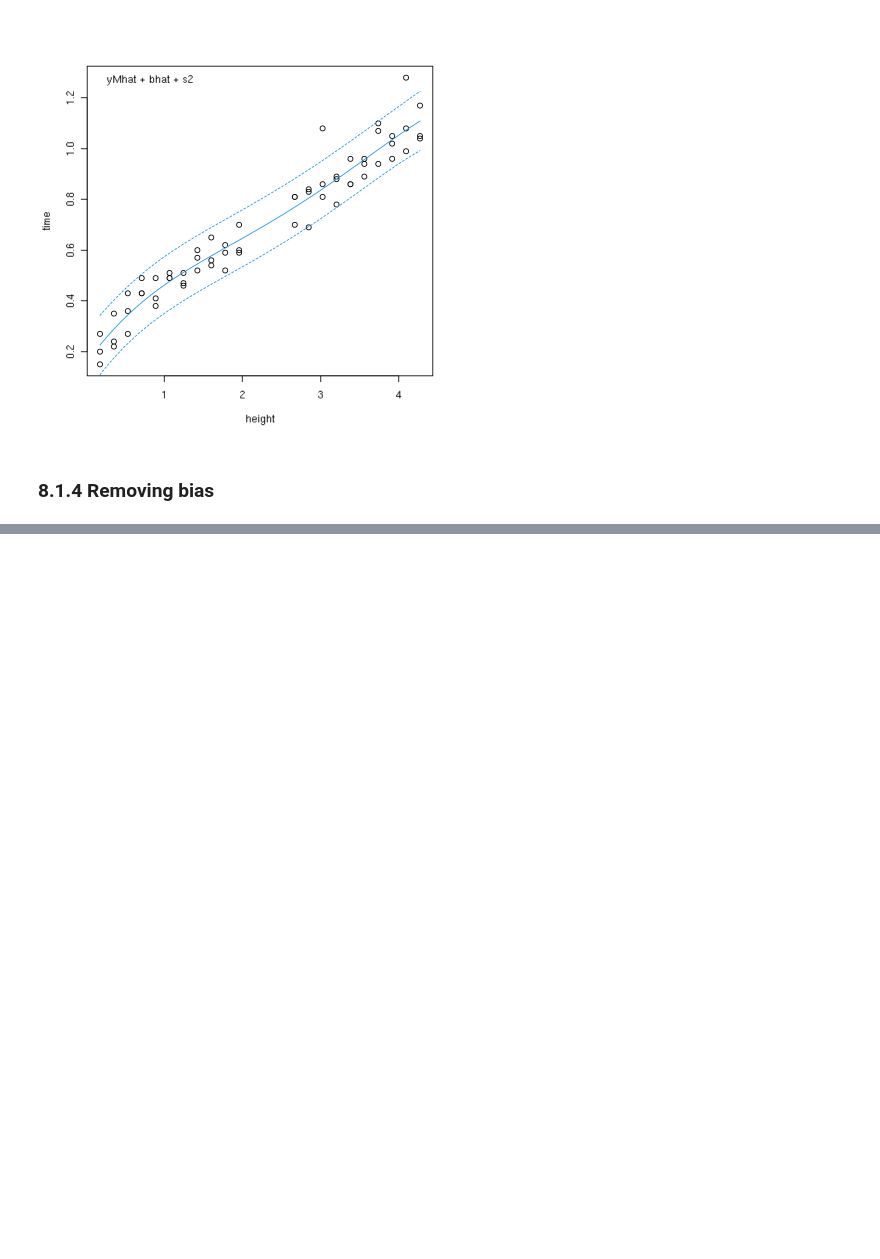
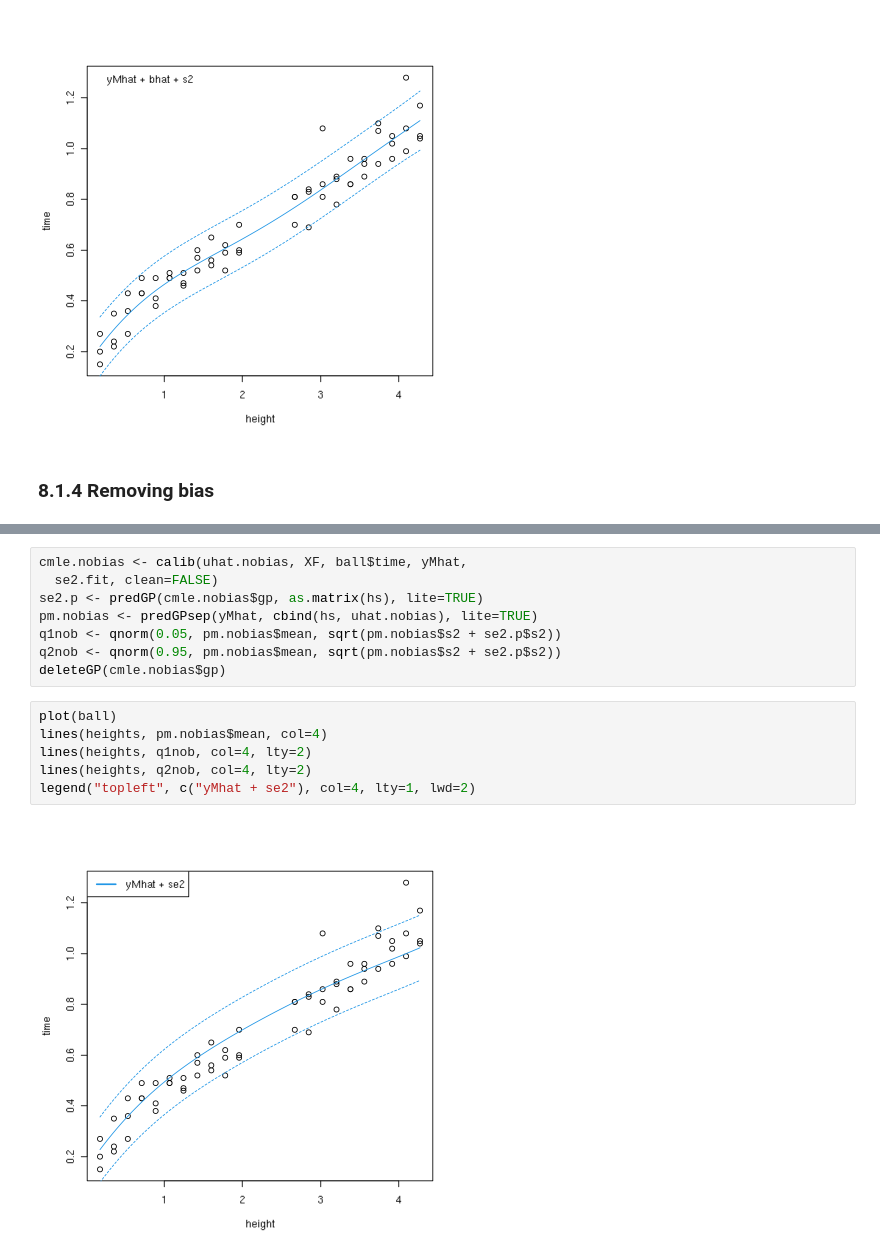
Before and after one commit to gglee4ai/study-surrogates-2020, a Jupyter notebook: ch08.ipynb, the cells around one changed output, grey strips where cells are left out. Cells and saved outputs as stored; diff of their text form; blank space fills up the shorter version.

```diff
--- a/ch08.ipynb
+++ b/ch08.ipynb
@@ -303,0 +391,16 @@ legend("topleft", "yMhat + bhat + s2", bty="n")
+# %%
+cmle.nobias <- calib(uhat.nobias, XF, ball$time, yMhat,
+  se2.fit, clean=FALSE)
+se2.p <- predGP(cmle.nobias$gp, as.matrix(hs), lite=TRUE)
+pm.nobias <- predGPsep(yMhat, cbind(hs, uhat.nobias), lite=TRUE)
+q1nob <- qnorm(0.05, pm.nobias$mean, sqrt(pm.nobias$s2 + se2.p$s2))
+q2nob <- qnorm(0.95, pm.nobias$mean, sqrt(pm.nobias$s2 + se2.p$s2))
+deleteGP(cmle.nobias$gp)
+# %%
+plot(ball)
+lines(heights, pm.nobias$mean, col=4)
+lines(heights, q1nob, col=4, lty=2)
+lines(heights, q2nob, col=4, lty=2)
+legend("topleft", c("yMhat + se2"), col=4, lty=1, lwd=2)
+# %% [output]
+[figure, added]
```
Also changed, not shown: parts of 54 cells of this notebook, 2 other files.
